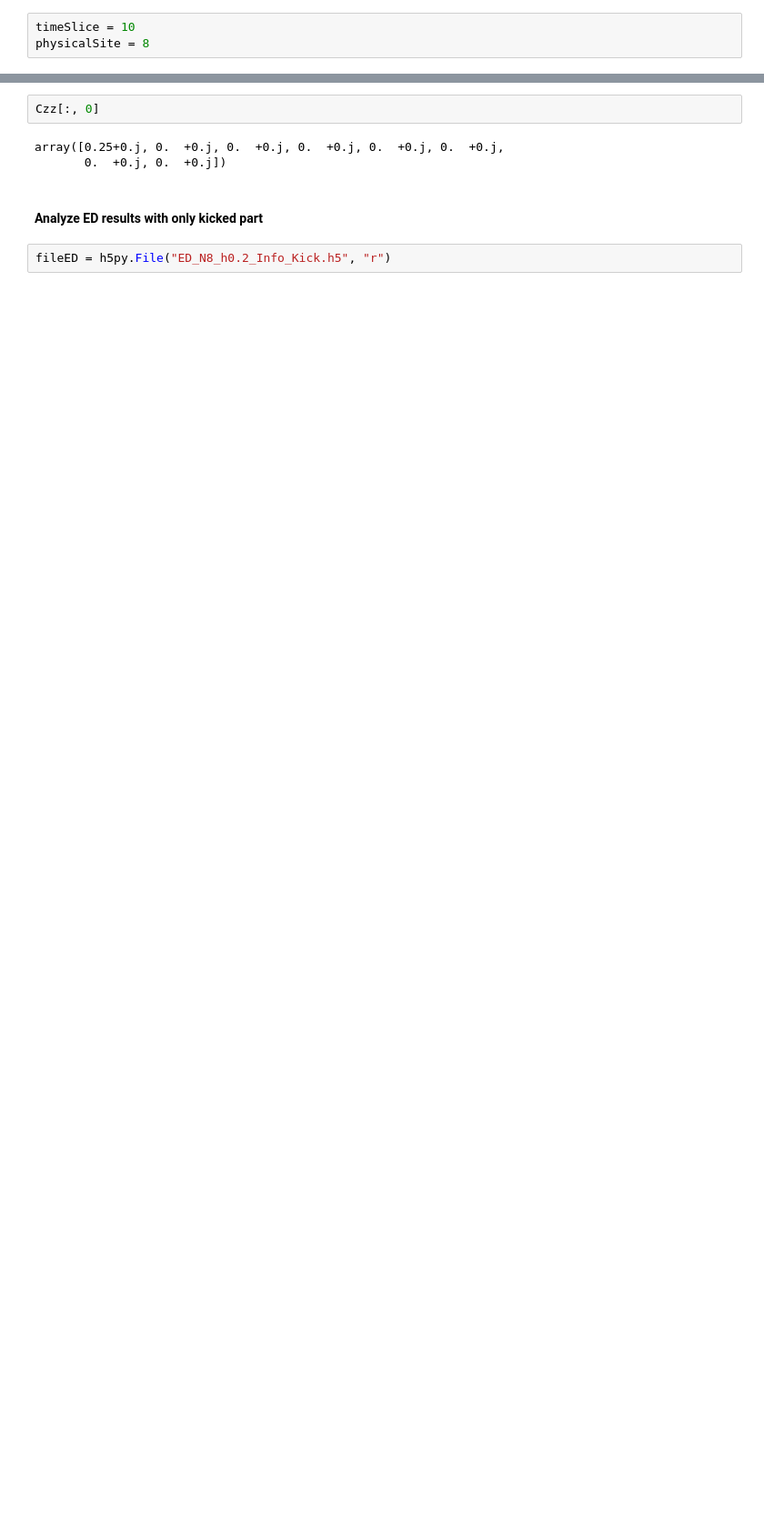
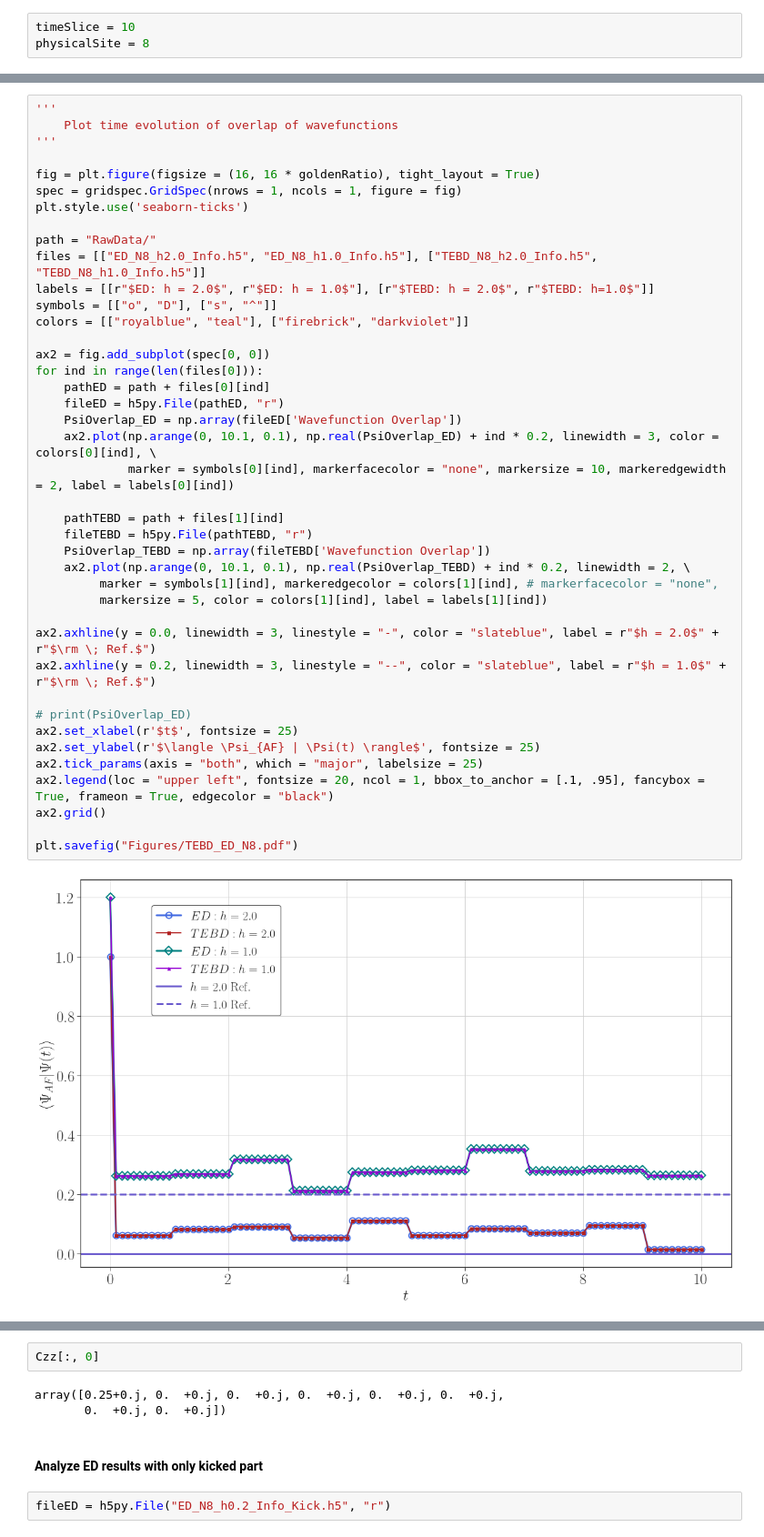
Before and after one commit to xiaobo-23/EntangledLightConeSampling, a Jupyter notebook: HQA_Data_Analysis.ipynb, the cells around one changed output, grey strips where cells are left out. Shown at 91% size. Drawn from its saved outputs; the diff is of its cells as text; blank space fills up the shorter version.

```diff
--- a/HQA_Data_Analysis.ipynb
+++ b/HQA_Data_Analysis.ipynb
@@ -271 +224,44 @@ ax2.grid()
+# %%
+'''
+    Plot time evolution of overlap of wavefunctions
+'''
+
+fig = plt.figure(figsize = (16, 16 * goldenRatio), tight_layout = True)
+spec = gridspec.GridSpec(nrows = 1, ncols = 1, figure = fig)
+plt.style.use('seaborn-ticks')
+
+path = "RawData/"
+files = [["ED_N8_h2.0_Info.h5", "ED_N8_h1.0_Info.h5"], ["TEBD_N8_h2.0_Info.h5", "TEBD_N8_h1.0_Info.h5"]]
+labels = [[r"$ED: h = 2.0$", r"$ED: h = 1.0$"], [r"$TEBD: h = 2.0$", r"$TEBD: h=1.0$"]]
+symbols = [["o", "D"], ["s", "^"]]
+colors = [["royalblue", "teal"], ["firebrick", "darkviolet"]]
+
+ax2 = fig.add_subplot(spec[0, 0])
+for ind in range(len(files[0])):
+    pathED = path + files[0][ind]
+    fileED = h5py.File(pathED, "r")
+    PsiOverlap_ED = np.array(fileED['Wavefunction Overlap'])
+    ax2.plot(np.arange(0, 10.1, 0.1), np.real(PsiOverlap_ED) + ind * 0.2, linewidth = 3, color = colors[0][ind], \
+             marker = symbols[0][ind], markerfacecolor = "none", markersize = 10, markeredgewidth = 2, label = labels[0][ind])
+
+    pathTEBD = path + files[1][ind]
+    fileTEBD = h5py.File(pathTEBD, "r")
+    PsiOverlap_TEBD = np.array(fileTEBD['Wavefunction Overlap'])
+    ax2.plot(np.arange(0, 10.1, 0.1), np.real(PsiOverlap_TEBD) + ind * 0.2, linewidth = 2, \
+         marker = symbols[1][ind], markeredgecolor = colors[1][ind], # markerfacecolor = "none",
+         markersize = 5, color = colors[1][ind], label = labels[1][ind])
+
+ax2.axhline(y = 0.0, linewidth = 3, linestyle = "-", color = "slateblue", label = r"$h = 2.0$" + r"$\rm \; Ref.$")
+ax2.axhline(y = 0.2, linewidth = 3, linestyle = "--", color = "slateblue", label = r"$h = 1.0$" + r"$\rm \; Ref.$")
+
+# print(PsiOverlap_ED)
+ax2.set_xlabel(r'$t$', fontsize = 25)
+ax2.set_ylabel(r'$\langle \Psi_{AF} | \Psi(t) \rangle$', fontsize = 25)
+ax2.tick_params(axis = "both", which = "major", labelsize = 25)
+ax2.legend(loc = "upper left", fontsize = 20, ncol = 1, bbox_to_anchor = [.1, .95], fancybox = True, frameon = True, edgecolor = "black")
+ax2.grid()
+
+plt.savefig("Figures/TEBD_ED_N8.pdf")
+# %% [output]
+[figure, added]
 # %%
```
Also changed, not shown: parts of 11 cells of this notebook, 2 other files.
